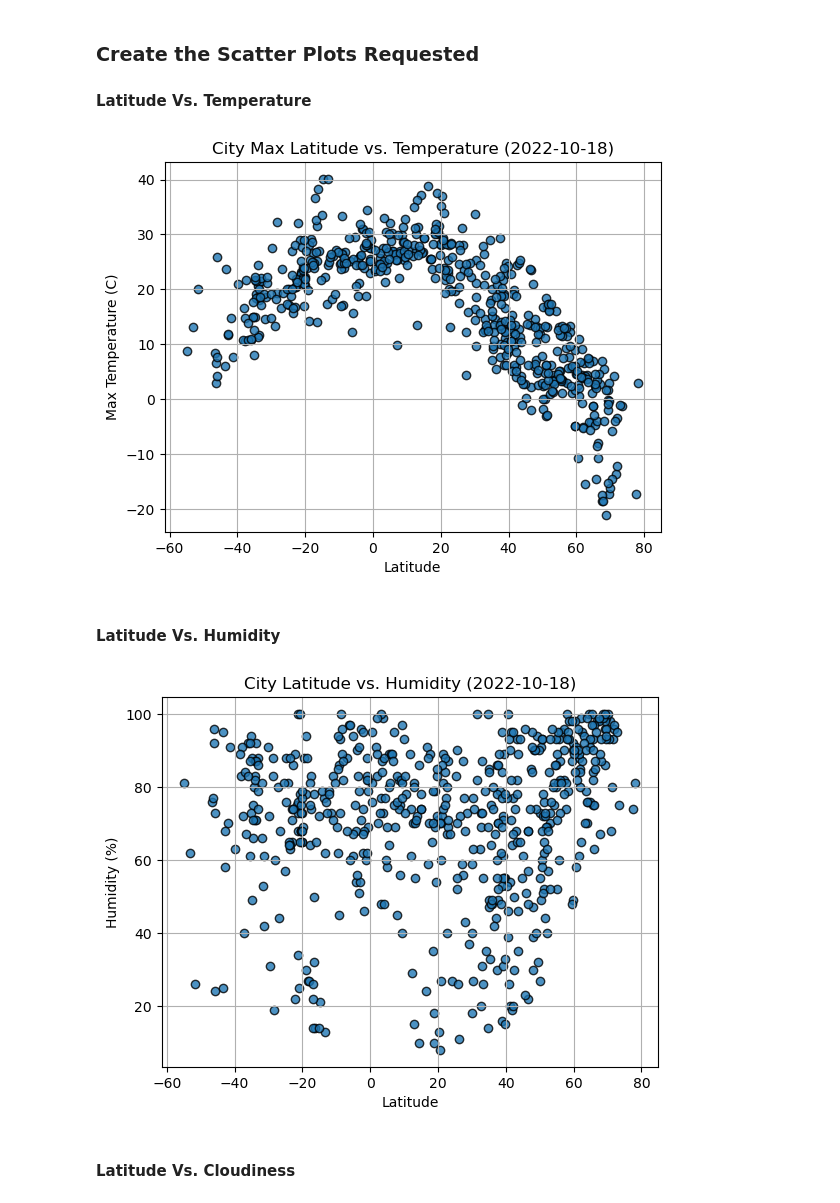
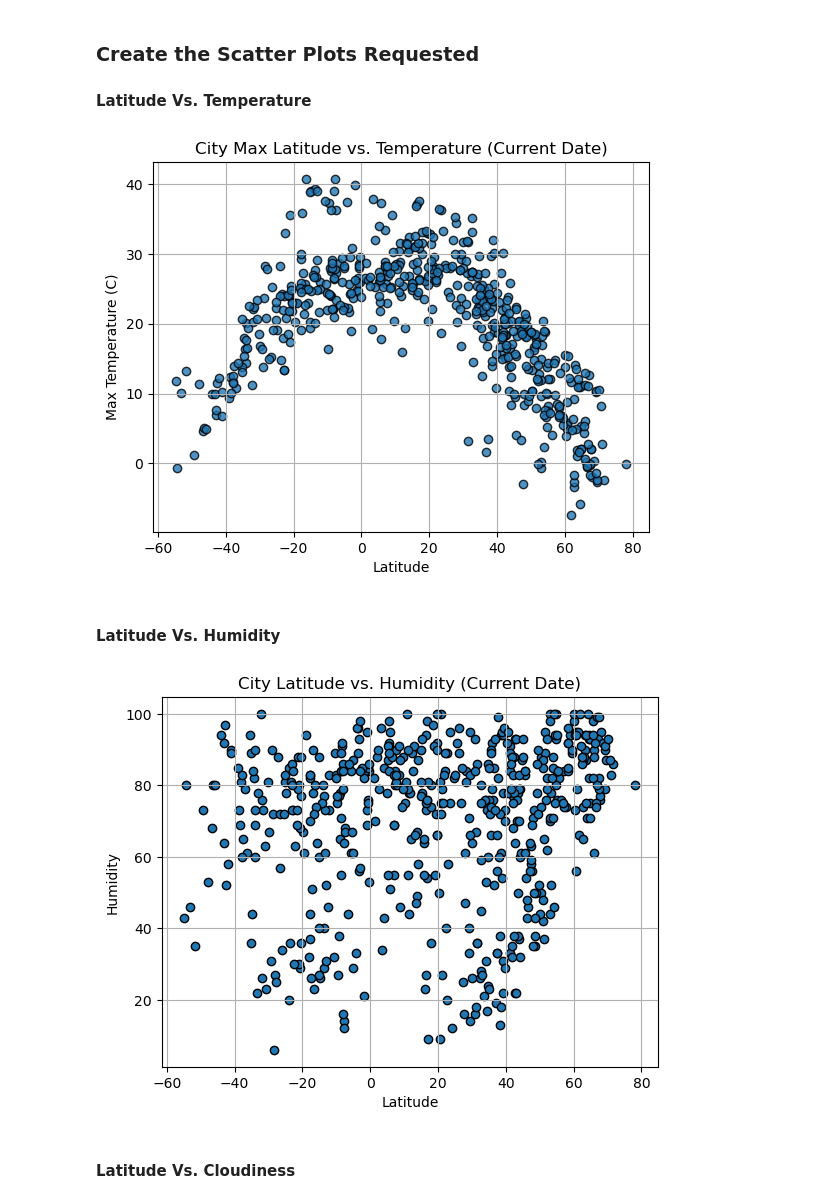
Before and after one commit to foomatia/API-Challenge, a Jupyter notebook: WeatherPy/WeatherPy.ipynb, the cells around one changed output. Drawn from its saved outputs; the diff is of its cells as text; code cells hidden in the pictures.

```diff
--- a/WeatherPy/WeatherPy.ipynb
+++ b/WeatherPy/WeatherPy.ipynb
@@ -159,6 +181,6 @@ city_data_df.to_csv("output_data/cities.csv", index_label="City_ID")
 # %%
 # Read saved data
-city_data_df = pd.read_csv("output_data/cities.csv", index_col="City_ID")
+city_data_df = pd.read_csv("../WeatherPy/cities.csv", index_col="City_ID")
 
 # Display sample data
 city_data_df.head()
@@ -176,34 +198,40 @@ city_data_df.head()
 #### Latitude Vs. Temperature
 # %%
 # Build scatter plot for latitude vs. temperature
-# YOUR CODE HERE
+plt.scatter(city_data_df["Lat"], city_data_df["Max Temp"], edgecolor="black", marker="o",alpha =0.8)
 
 # Incorporate the other graph properties
-# YOUR CODE HERE
+plt.title("City Max Latitude vs. Temperature (Current Date)")
+plt.xlabel("Latitude")
+plt.ylabel("Max Temperature (C)")
+plt.grid(True)
 
 # Save the figure
-plt.savefig("output_data/Fig1.png")
+plt.savefig("../WeatherPy/Fig1.png")
 
 # Show plot
 plt.show()
 # %% [output]
-[figure, old version]
+[figure, new version]
 # %% [markdown]
 #### Latitude Vs. Humidity
 # %%
 # Build the scatter plots for latitude vs. humidity
-# YOUR CODE HERE
+plt.scatter(city_data_df["Lat"], city_data_df["Humidity"], edgecolor="black", marker="o")
 
 # Incorporate the other graph properties
-# YOUR CODE HERE
+plt.title("City Latitude vs. Humidity (Current Date)")
+plt.xlabel("Latitude")
+plt.ylabel("Humidity")
+plt.grid(True)
 
 # Save the figure
-plt.savefig("output_data/Fig2.png")
+plt.savefig("../WeatherPy/Fig2.png")
 
 # Show plot
 plt.show()
 # %% [output]
-[figure, old version]
+[figure, new version]
 # %% [markdown]
 #### Latitude Vs. Cloudiness
 # %%
```
Also changed, not shown: parts of 28 cells of this notebook, 8 other files.
